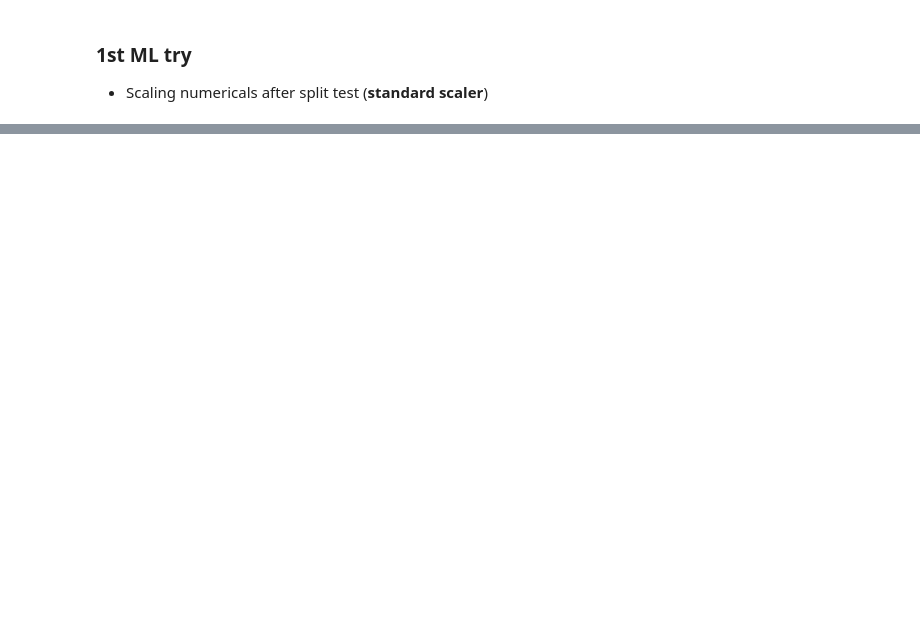
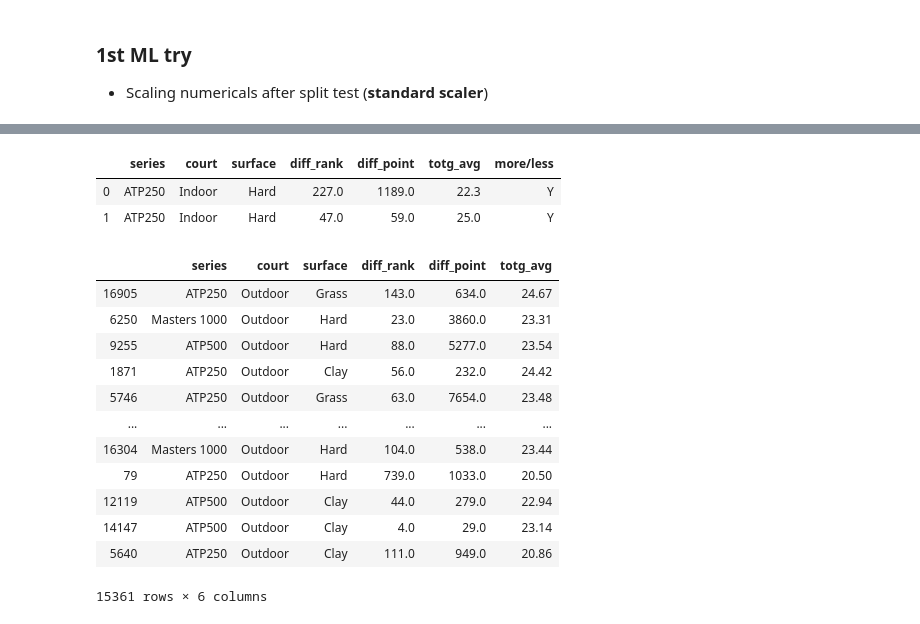
Before and after one commit to CommanderPoe/tennis-prediction, a Jupyter notebook: tennis-prediction.ipynb, the cells around one changed output, grey strips where cells are left out. Saved outputs shown, nothing was run; the diff lists cells and outputs as text; code cells hidden in the pictures; blank space fills up the shorter version.

```diff
--- a/tennis-prediction.ipynb
+++ b/tennis-prediction.ipynb
@@ -766,0 +775,37 @@ missing_values
+# %%
+red_atp_1= red_atp_1[['series', 'court', 'surface', 'diff_rank', 'diff_point', 'totg_avg', 'more/less']]
+# %%
+red_atp_1.head(2)
+# %% [output]
+|  | series | court | surface | diff_rank | diff_point | totg_avg | more/less |
+| 0 | ATP250 | Indoor | Hard | 227.0 | 1189.0 | 22.3 | Y |
+| 1 | ATP250 | Indoor | Hard | 47.0 | 59.0 | 25.0 | Y |
+# %%
+X_1 = red_atp_1.drop(['more/less'], axis=1)
+y_1 = red_atp_1['more/less']
+# %%
+def more_less(x):
+    if x == 'N':
+        return 0
+    else:
+        return 1
+
+y_1 = red_atp_0['more/less'].apply(more_less)
+# %%
+X_train_1, X_test_1, y_train_1, y_test_1 = train_test_split(X_1, y_1, test_size=0.3, random_state=100)
+# %%
+X_train_1
+# %% [output]
+|  | series | court | surface | diff_rank | diff_point | totg_avg |
+| 16905 | ATP250 | Outdoor | Grass | 143.0 | 634.0 | 24.67 |
+| 6250 | Masters 1000 | Outdoor | Hard | 23.0 | 3860.0 | 23.31 |
+| 9255 | ATP500 | Outdoor | Hard | 88.0 | 5277.0 | 23.54 |
+| 1871 | ATP250 | Outdoor | Clay | 56.0 | 232.0 | 24.42 |
+| 5746 | ATP250 | Outdoor | Grass | 63.0 | 7654.0 | 23.48 |
+| ... | ... | ... | ... | ... | ... | ... |
+| 16304 | Masters 1000 | Outdoor | Hard | 104.0 | 538.0 | 23.44 |
+| 79 | ATP250 | Outdoor | Hard | 739.0 | 1033.0 | 20.50 |
+| 12119 | ATP500 | Outdoor | Clay | 44.0 | 279.0 | 22.94 |
+| 14147 | ATP500 | Outdoor | Clay | 4.0 | 29.0 | 23.14 |
+| 5640 | ATP250 | Outdoor | Clay | 111.0 | 949.0 | 20.86 |
+15361 rows × 6 columns
```
Also changed, not shown: parts of 129 cells of this notebook, 1 other file.
